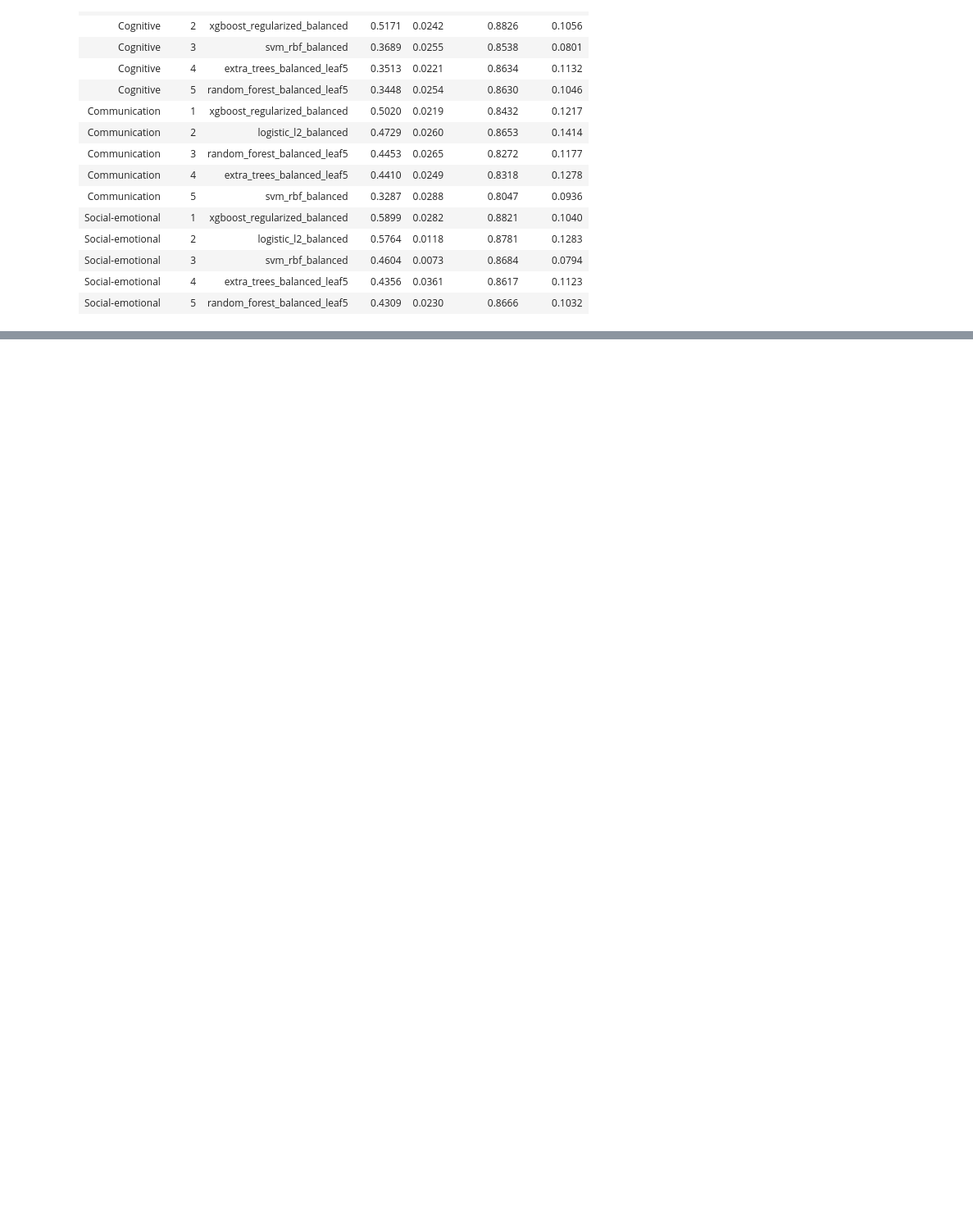
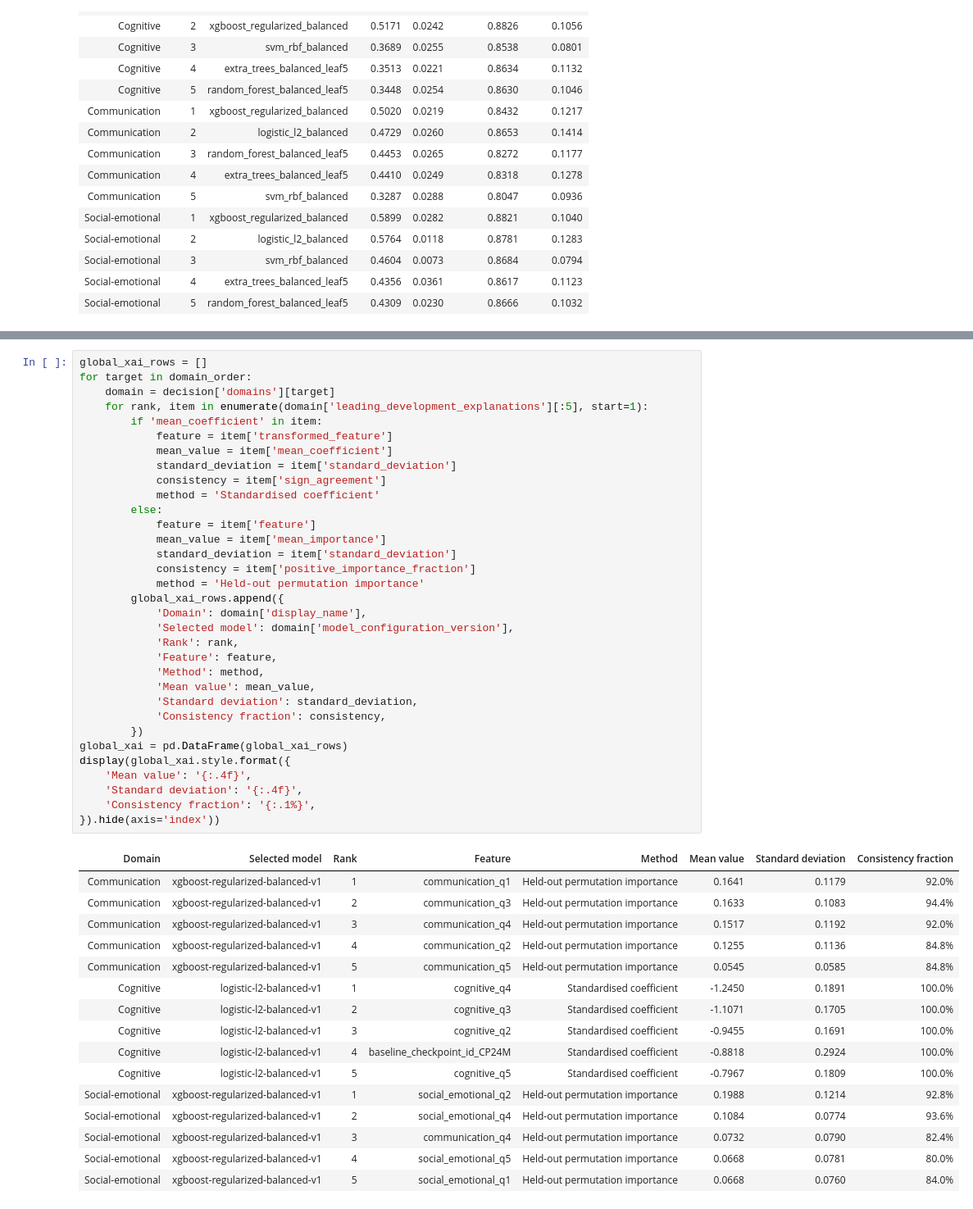
Before and after one commit to JayasankaHirimuthugodage/ResearchComponent, a Jupyter notebook: notebooks/development-model-comparison.ipynb, the cells around one changed output, grey strips where cells are left out. Shown at 82% size. Cells and saved outputs as stored; diff of their text form; blank space fills up the shorter version.

```diff
--- a/notebooks/development-model-comparison.ipynb
+++ b/notebooks/development-model-comparison.ipynb
@@ -106,3 +110,53 @@ display(rankings.style.format({'Mean AP': '{:.4f}', 'AP SD': '{:.4f}',
+# %%
+global_xai_rows = []
+for target in domain_order:
+    domain = decision['domains'][target]
+    for rank, item in enumerate(domain['leading_development_explanations'][:5], start=1):
+        if 'mean_coefficient' in item:
+            feature = item['transformed_feature']
+            mean_value = item['mean_coefficient']
+            standard_deviation = item['standard_deviation']
+            consistency = item['sign_agreement']
+            method = 'Standardised coefficient'
+        else:
+            feature = item['feature']
+            mean_value = item['mean_importance']
+            standard_deviation = item['standard_deviation']
+            consistency = item['positive_importance_fraction']
+            method = 'Held-out permutation importance'
+        global_xai_rows.append({
+            'Domain': domain['display_name'],
+            'Selected model': domain['model_configuration_version'],
+            'Rank': rank,
+            'Feature': feature,
+            'Method': method,
+            'Mean value': mean_value,
+            'Standard deviation': standard_deviation,
+            'Consistency fraction': consistency,
+        })
+global_xai = pd.DataFrame(global_xai_rows)
+display(global_xai.style.format({
+    'Mean value': '{:.4f}',
+    'Standard deviation': '{:.4f}',
+    'Consistency fraction': '{:.1%}',
+}).hide(axis='index'))
+# %% [output]
+| Domain | Selected model | Rank | Feature | Method | Mean value | Standard deviation | Consistency fraction |
+| Communication | xgboost-regularized-balanced-v1 | 1 | communication_q1 | Held-out permutation importance | 0.1641 | 0.1179 | 92.0% |
+| Communication | xgboost-regularized-balanced-v1 | 2 | communication_q3 | Held-out permutation importance | 0.1633 | 0.1083 | 94.4% |
+| Communication | xgboost-regularized-balanced-v1 | 3 | communication_q4 | Held-out permutation importance | 0.1517 | 0.1192 | 92.0% |
+| Communication | xgboost-regularized-balanced-v1 | 4 | communication_q2 | Held-out permutation importance | 0.1255 | 0.1136 | 84.8% |
+| Communication | xgboost-regularized-balanced-v1 | 5 | communication_q5 | Held-out permutation importance | 0.0545 | 0.0585 | 84.8% |
+| Cognitive | logistic-l2-balanced-v1 | 1 | cognitive_q4 | Standardised coefficient | -1.2450 | 0.1891 | 100.0% |
+| Cognitive | logistic-l2-balanced-v1 | 2 | cognitive_q3 | Standardised coefficient | -1.1071 | 0.1705 | 100.0% |
+| Cognitive | logistic-l2-balanced-v1 | 3 | cognitive_q2 | Standardised coefficient | -0.9455 | 0.1691 | 100.0% |
+| Cognitive | logistic-l2-balanced-v1 | 4 | baseline_checkpoint_id_CP24M | Standardised coefficient | -0.8818 | 0.2924 | 100.0% |
+| Cognitive | logistic-l2-balanced-v1 | 5 | cognitive_q5 | Standardised coefficient | -0.7967 | 0.1809 | 100.0% |
+| Social-emotional | xgboost-regularized-balanced-v1 | 1 | social_emotional_q2 | Held-out permutation importance | 0.1988 | 0.1214 | 92.8% |
+| Social-emotional | xgboost-regularized-balanced-v1 | 2 | social_emotional_q4 | Held-out permutation importance | 0.1084 | 0.0774 | 93.6% |
+| Social-emotional | xgboost-regularized-balanced-v1 | 3 | communication_q4 | Held-out permutation importance | 0.0732 | 0.0790 | 82.4% |
+| Social-emotional | xgboost-regularized-balanced-v1 | 4 | social_emotional_q5 | Held-out permutation importance | 0.0668 | 0.0781 | 80.0% |
+| Social-emotional | xgboost-regularized-balanced-v1 | 5 | social_emotional_q1 | Held-out permutation importance | 0.0668 | 0.0760 | 84.0% |
 # %% [markdown]
 ## Comparison with the Logistic Regression benchmark
 
```
Also changed, not shown: parts of 1 cell of this notebook, 9 other files.
